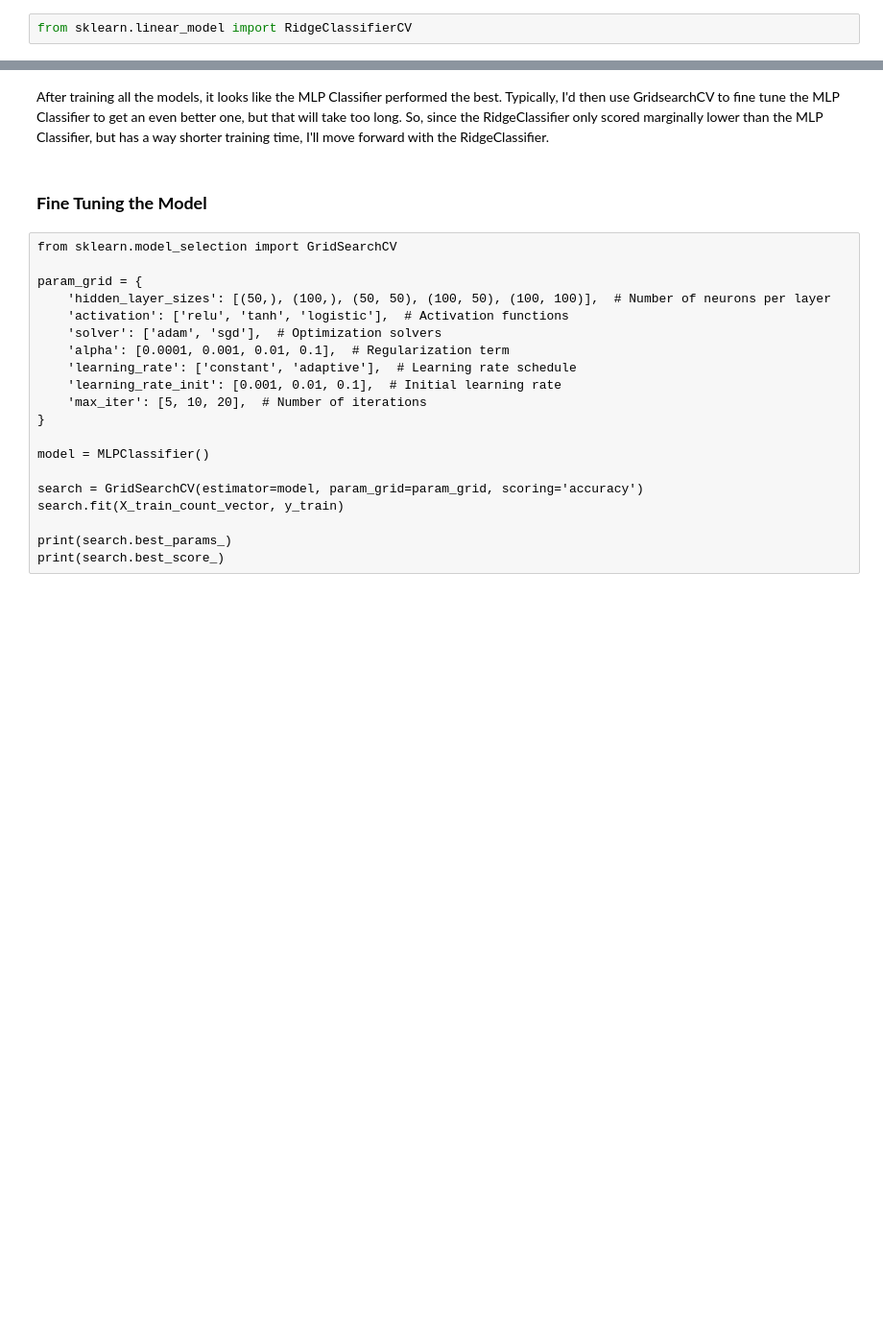
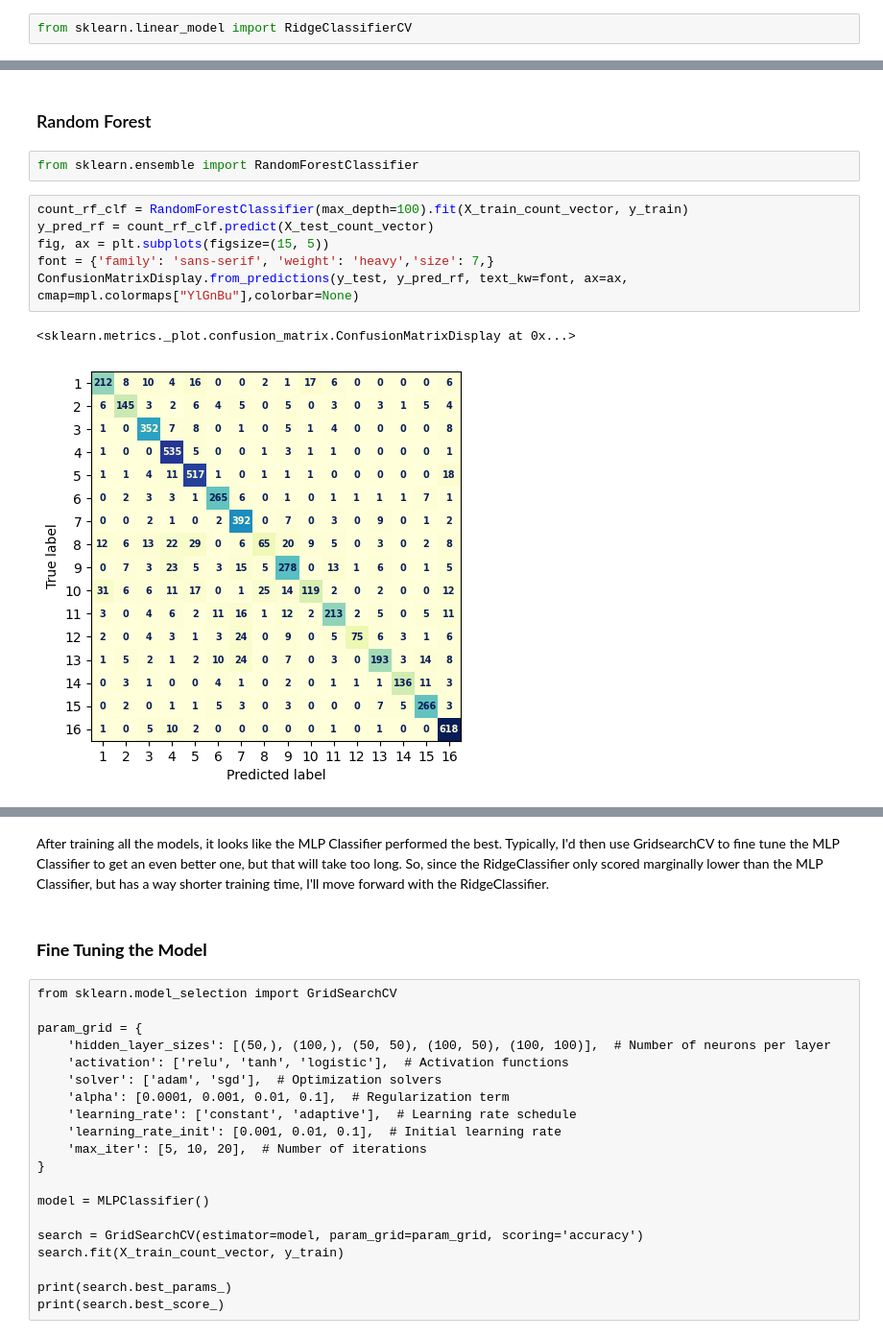
Before and after one commit to joshwinnes11/Project-4, a Jupyter notebook: project4.ipynb, the cells around one changed output, grey strips where cells are left out. Shown: that part at 96% size. Saved outputs shown, nothing was run; the diff lists cells and outputs as text; blank space fills up the shorter version.

Commit message:
random forest classifier done

```diff
--- a/project4.ipynb
+++ b/project4.ipynb
@@ -273,0 +274,13 @@ weighted avg     0.8669    0.8684    0.8667      5295
+# %% [markdown]
+### Random Forest
+# %%
+from sklearn.ensemble import RandomForestClassifier
+# %%
+count_rf_clf = RandomForestClassifier(max_depth=100).fit(X_train_count_vector, y_train)
+y_pred_rf = count_rf_clf.predict(X_test_count_vector)
+fig, ax = plt.subplots(figsize=(15, 5))
+font = {'family': 'sans-serif', 'weight': 'heavy','size': 7,}
+ConfusionMatrixDisplay.from_predictions(y_test, y_pred_rf, text_kw=font, ax=ax, cmap=mpl.colormaps["YlGnBu"],colorbar=None)
+# %% [output]
+<sklearn.metrics._plot.confusion_matrix.ConfusionMatrixDisplay at 0x...>
+[figure, added]
```
Also changed, not shown: parts of 16 cells of this notebook.
